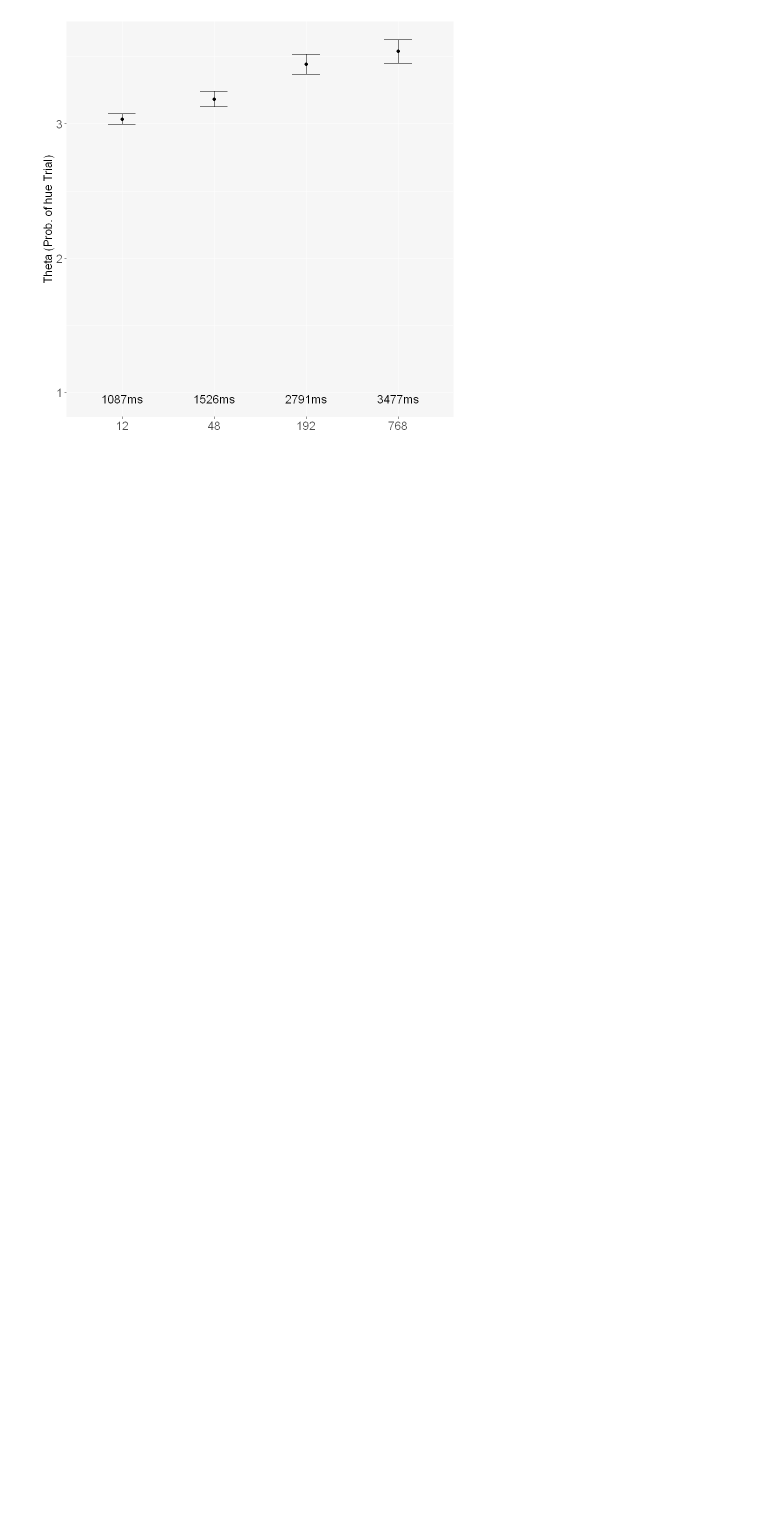
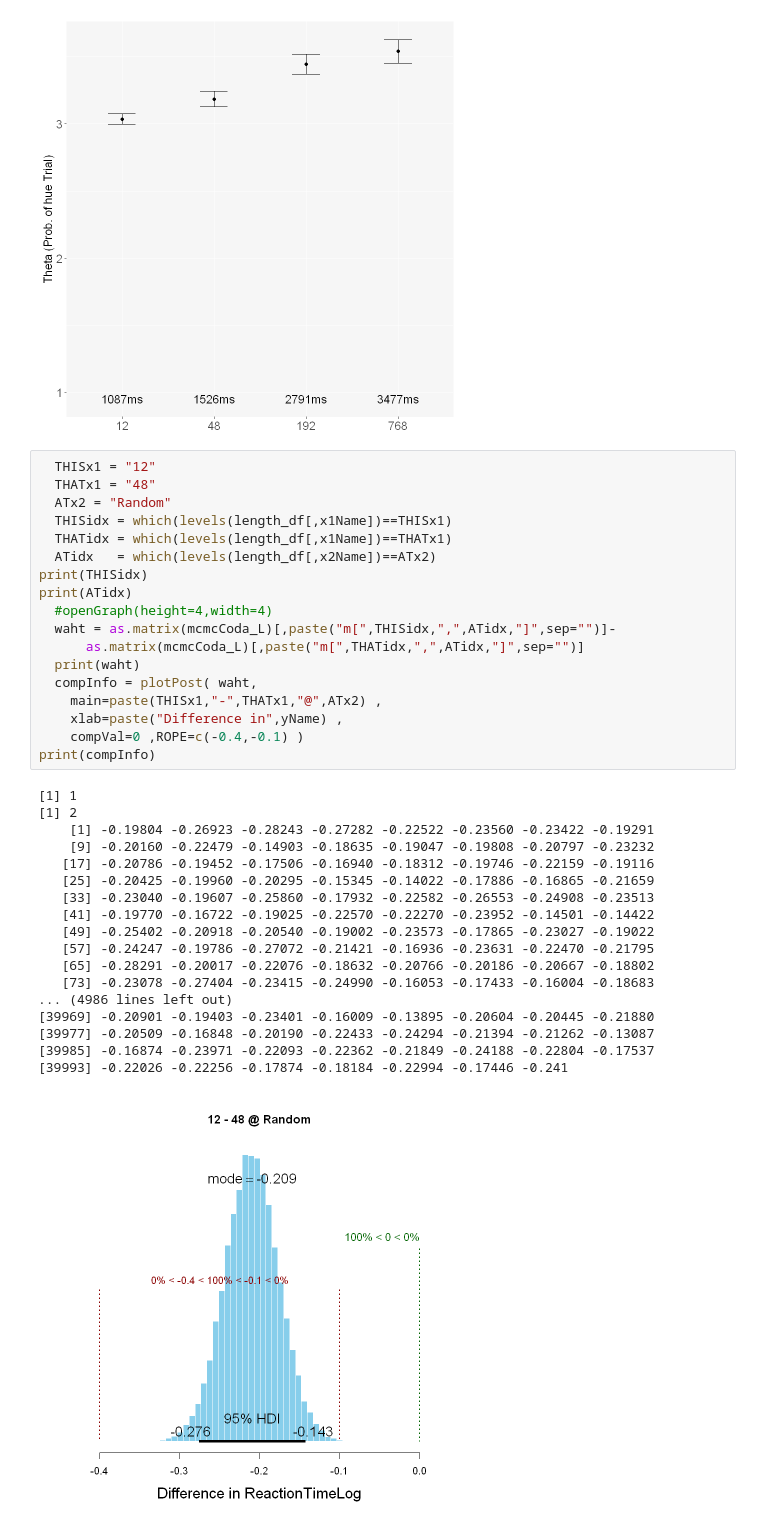
Before and after one commit to weiwei-uvic/PopoutStudyAnalysis, a Jupyter notebook: Analysis_2Fact.ipynb, the cells around one changed output. Cells and saved outputs as stored; diff of their text form; blank space fills up the shorter version.

Commit message:
Revise the constrast plot function

```diff
--- a/Analysis_2Fact.ipynb
+++ b/Analysis_2Fact.ipynb
@@ -1032,3 +975,40 @@ plotAnaResults(getIntervals(mcmcCoda_S))
 # %% [output]
 [figure]
 [figure]
+# %%
+  THISx1 = "12"
+  THATx1 = "48"
+  ATx2 = "Random"
+  THISidx = which(levels(length_df[,x1Name])==THISx1)
+  THATidx = which(levels(length_df[,x1Name])==THATx1)
+  ATidx   = which(levels(length_df[,x2Name])==ATx2)
+print(THISidx)
+print(ATidx)
+  #openGraph(height=4,width=4)
+  waht = as.matrix(mcmcCoda_L)[,paste("m[",THISidx,",",ATidx,"]",sep="")]-
+      as.matrix(mcmcCoda_L)[,paste("m[",THATidx,",",ATidx,"]",sep="")]
+  print(waht)
+  compInfo = plotPost( waht,
+    main=paste(THISx1,"-",THATx1,"@",ATx2) ,
+    xlab=paste("Difference in",yName) ,
+    compVal=0 ,ROPE=c(-0.4,-0.1) )
+print(compInfo)
+# %% [output]
+[1] 1
+[1] 2
+    [1] -0.19804 -0.26923 -0.28243 -0.27282 -0.22522 -0.23560 -0.23422 -0.19291
+    [9] -0.20160 -0.22479 -0.14903 -0.18635 -0.19047 -0.19808 -0.20797 -0.23232
+   [17] -0.20786 -0.19452 -0.17506 -0.16940 -0.18312 -0.19746 -0.22159 -0.19116
+   [25] -0.20425 -0.19960 -0.20295 -0.15345 -0.14022 -0.17886 -0.16865 -0.21659
+   [33] -0.23040 -0.19607 -0.25860 -0.17932 -0.22582 -0.26553 -0.24908 -0.23513
+   [41] -0.19770 -0.16722 -0.19025 -0.22570 -0.22270 -0.23952 -0.14501 -0.14422
+   [49] -0.25402 -0.20918 -0.20540 -0.19002 -0.23573 -0.17865 -0.23027 -0.19022
+   [57] -0.24247 -0.19786 -0.27072 -0.21421 -0.16936 -0.23631 -0.22470 -0.21795
+   [65] -0.28291 -0.20017 -0.22076 -0.18632 -0.20766 -0.20186 -0.20667 -0.18802
+   [73] -0.23078 -0.27404 -0.23415 -0.24990 -0.16053 -0.17433 -0.16004 -0.18683
+... (4986 lines left out)
+[39969] -0.20901 -0.19403 -0.23401 -0.16009 -0.13895 -0.20604 -0.20445 -0.21880
+[39977] -0.20509 -0.16848 -0.20190 -0.22433 -0.24294 -0.21394 -0.21262 -0.13087
+[39985] -0.16874 -0.23971 -0.22093 -0.22362 -0.21849 -0.24188 -0.22804 -0.17537
+[39993] -0.22026 -0.22256 -0.17874 -0.18184 -0.22994 -0.17446 -0.241
+[figure, added]
```
Also changed, not shown: parts of 9 cells of this notebook, 4 other files.
